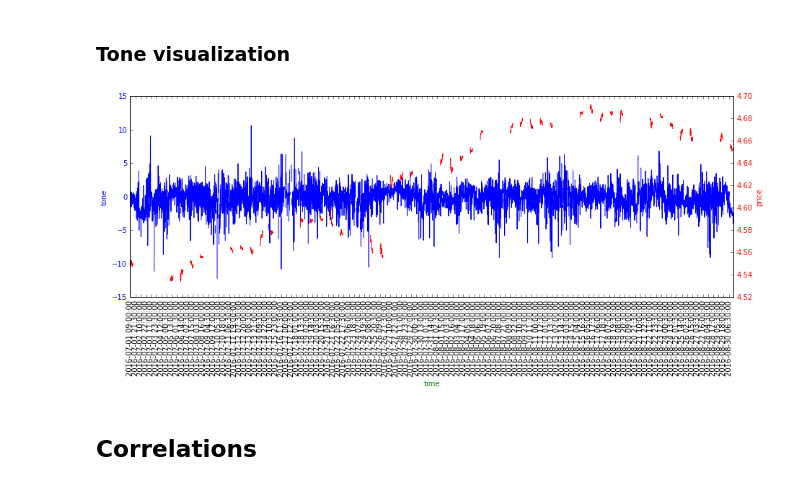
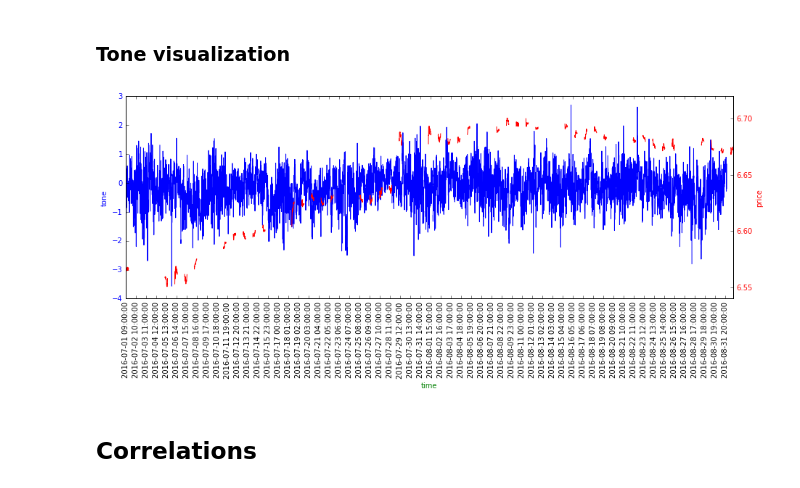
Before and after one commit to ostapkharysh/Stock-return-predictability, a Jupyter notebook: Stock_data_analysis.ipynb, the cells around one changed output. Cells and saved outputs as stored; diff of their text form; code cells hidden in the pictures.

```diff
--- a/Stock_data_analysis.ipynb
+++ b/Stock_data_analysis.ipynb
@@ -5,7 +4,7 @@ import datetime
 # %%
 intraday = pd.DataFrame(columns=['date', 'price'])
 # %%
-with open("additional_data/4_aapl.txt", "r") as stock:
+with open("additional_data/202_googl.txt", "r") as stock:
     for line in stock:
         el = line.split(" ")[0]+" "+ line.split(" ")[1]
         data = datetime.datetime.strptime(line.split(" ")[0]+" "+ line.split(" ")[1], '%Y-%m-%d %H:%M:%S')
@@ -174,0 +176,7 @@ unf_TONE.head()
+# %%
+# Posiible problems with data type storage in database
+"""
+print(list(unf_TONE['date'].values).count("2.0160222193e+13"))
+unf_TONE = unf_TONE[unf_TONE['date'] != "2.0160222193e+13"]
+unf_TONE = unf_TONE[unf_TONE['date'] != '2.0160102043e+13']
+"""
@@ -229,0 +211,9 @@ intraday.head()
+# %%
+TONE_15_M = pd.DataFrame({'date': [], 'tone': []})
+
+for idx, el in enumerate(list(set(TONE.date))):
+    one_p_tones = TONE.loc[TONE.date==el].tone
+    TONE_15_M.loc[idx] = pd.Series({"date": el, "tone": sum(one_p_tones)/len(one_p_tones)})
+# %%
+TONE_15_M = TONE_15_M.sort_values(by=['date'])
+TONE_15_M.head()
@@ -234,7 +231,7 @@ import numpy as np
 df_tone = TONE_15_M
 
 start = datetime.datetime.strptime("2016-07-01 09:00:00", '%Y-%m-%d %H:%M:%S')
-finish = datetime.datetime.strptime("2016-08-30 18:15:00", '%Y-%m-%d %H:%M:%S')
+finish = datetime.datetime.strptime("2016-09-01 18:15:00", '%Y-%m-%d %H:%M:%S')
 
 step = datetime.timedelta(minutes=15)
 t = start
@@ -251,40 +248,33 @@ days = intraday[(intraday['date'] >= start) & (intraday['date'] < finish)]
 day = pd.DataFrame({'date':[], 'price': []})
 f = start
 
+idx = 0
+while f < finish:
+    try:
+        day.loc[idx] = pd.Series({'date': f, 'price': days.loc[days.date == f].values[0][1]})
 
-count = 0
+    except IndexError: # if no value found here: days.loc[days.date == f].values[0][1]
 
-while f < finish:
-    if f in days.values:
-        #day.loc[count] = pd.Series({"date": f, "price": days.loc[days['date'] == f].values[0][1]})
-        count+=1
+        day.loc[idx] = pd.Series({'date': f, 'price': np.nan})
 
-        day = day.append({'date': f, 'price': days.loc[days['date'] == f].values[0][1]}, ignore_index=True)
-
+    idx+=1
     f+=step
 
-#day['price'] = day['price']-(sum(day['price'])/len(day['price']))
 
 lack_tone = list(set(time) - set(list(df_tone['date'])))
-lack_intraday = list(set(time) - set(list(intraday['date'])))
-
-count = len(df_tone)
-
+#lack_day = list(set(time) - set(list(day['date'])))
 
 
 for x in lack_tone:
     #df_tone.loc[count] = pd.Series({"date": x, "tone": np.nan}) DOESN'T WORK WELL :(
-    count+=1
     df_tone = df_tone.append({'date': x, 'tone': np.nan}, ignore_index=True)
 
 
-
-
 # One of 2 options should be chosen
-for x in lack_intraday:
+#for x in lack_day:
 
     #1) REMOVE ASSIGN THE PRICE TO NAN
-    day = day.append({'date': x, 'price': np.nan}, ignore_index=True)
+    #day = day.append({'date': x, 'price': np.nan}, ignore_index=True)
 
     #2) REMOVE THE TONE WHERE NO PRICE PROVIDED
     #df_tone = df_tone[df_tone['date'] != x]
@@ -295,35 +285,35 @@ for x in lack_intraday:
 
 df_tone = df_tone.sort_values(by=['date'])
 day = day.sort_values(by=['date'])
 
 
 # Converting date to pandas datetime format
 df_tone['date'] = pd.to_datetime(df_tone['date'])
 df_tone['date'] = df_tone["date"].apply(mdates.date2num)
 
 day["date"] = pd.to_datetime(day["date"])
 day["date"] = day["date"].apply(mdates.date2num)
 
 
 f1, ax1 = plt.subplots(figsize = (15,5))
 ax1.xaxis.set_major_formatter(mdates.DateFormatter('%Y-%m-%d %H-%M-%S'))
 #ax1.axhline(0, color='black', lw=1)
 
 ax1.set_ylabel('tone', color='blue')
 ax1.plot(time, df_tone['tone'], color = 'blue')
 ax1.tick_params(axis='y', labelcolor='blue')
-time_labels = [str(t) for t in time if time.index(t) % 50 ==0]
+time_labels = [str(t) for t in time if time.index(t) % 100 ==0]
 ax1.set_xlabel('time', color='green')
 ax1.xaxis.set_ticks(time_labels)
 ax1.set_xticklabels(time_labels, rotation='vertical', fontdict=None, minor=False)
 
 
 ax2 = ax1.twinx()
 ax2.set_ylabel('price', color='red')
 ax2.plot(time, np.log(day['price']), color='red')
 ax2.tick_params(axis='y', labelcolor='red')
 # %% [output]
-[figure, old version]
+[figure, new version]
 # %% [markdown]
 ## Correlations
 # %%
```
Also changed, not shown: parts of 34 cells of this notebook, 12 other files.
